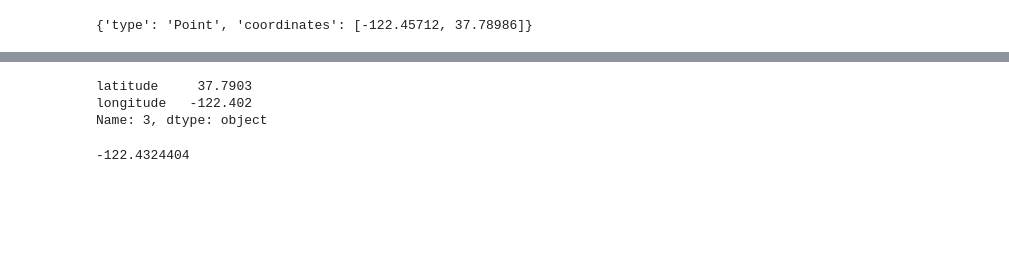
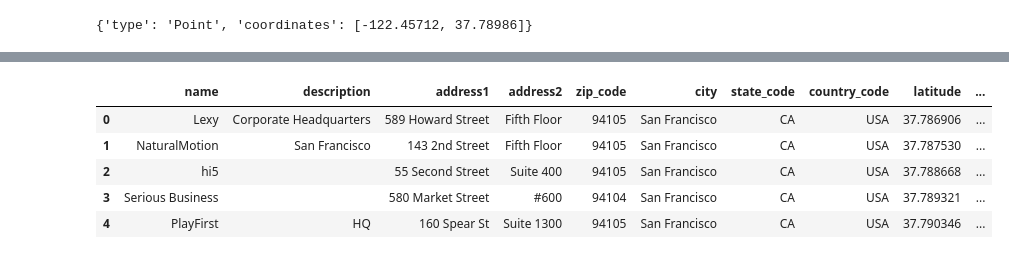
Before and after one commit to Jorge-Doncel/office, a Jupyter notebook: Untitled.ipynb, the cells around one changed output, grey strips where cells are left out. Cells and saved outputs as stored; diff of their text form; code cells hidden in the pictures; blank space fills up the shorter version.

```diff
--- a/Untitled.ipynb
+++ b/Untitled.ipynb
@@ -343,8 +220,0 @@ off_vegan = off_vegan.drop_duplicates(subset=["latitude","longitude"], keep="fir
-# %%
-near_basketball=[]
-for i in range(len(offices_basketball)):
-    q=(db.basketball.find(geoQueryNear(offices_basketball.iloc[3].geopoint, radius=500),{"_id":0,"company_id":0}))
-    near_basketball.append(list(q))
-near_basketball=[x for i in near_basketball for x in i]
-off_basketball=pd.DataFrame(near_basketball)
-off_basketball = off_basketball.drop_duplicates(subset=["latitude","longitude"], keep="first")
@@ -479,29 +220,0 @@ mean_location
-# %%
-m = Map(location=[37.779026,-122.419906],zoom_start=12)
-
-for i, row in offices_basketball.iterrows():
-        icon = Icon(
-                color="blue",
-                prefix="fa",
-                icon="trophy")
-        Marker(
-        location=row[["latitude","longitude"]],
-        icon=icon
-    ).add_to(m)
-
-print(row[["latitude","longitude"]])
-# %% [output]
-latitude     37.7903
-longitude   -122.402
-Name: 3, dtype: object
-# %%
-vegan_SF["response"]["groups"][0]["items"][0]["venue"]["name"]
-vegan_SF["response"]["groups"][0]["items"][0]["venue"]["location"]["address"]
-vegan_SF["response"]["groups"][0]["items"][0]["venue"]["location"]["postalCode"]
-vegan_SF["response"]["groups"][0]["items"][0]["venue"]["location"]["city"]
-vegan_SF["response"]["groups"][0]["items"][0]["venue"]["location"]["state"]
-vegan_SF["response"]["groups"][0]["items"][0]["venue"]["location"]["country"]
-vegan_SF["response"]["groups"][0]["items"][0]["venue"]["location"]["lat"]
-vegan_SF["response"]["groups"][0]["items"][0]["venue"]["location"]["lng"]
-# %% [output]
--122.4324404
@@ -518,0 +221,27 @@ a={
+# %%
+near_offices_parks=[]
+for i in range(len(parks)):
+    q=(db.offices_party.find(geoQueryNear(parks.iloc[i].geopoint, radius=1000),{"_id":0,"company_id":0}))
+    near_offices_parks.append(list(q))
+near_offices_parks=[x for i in near_offices_parks for x in i]
+offices_parks=pd.DataFrame(near_offices_parks)
+offices_parks = offices_parks.drop_duplicates(subset=["latitude","longitude"], keep="first")
+offices_parks.to_json("offices_parks.json",orient="records")
+# %%
+offices_all_requirements=[]
+for i in range(len(basketball)):
+    q=(db.offices_parks.find(geoQueryNear(basketball.iloc[i].geopoint, radius=1000),{"_id":0,"company_id":0}))
+    offices_all_requirements.append(list(q))
+offices_all_requirements=[x for i in offices_all_requirements for x in i]
+select_offices=pd.DataFrame(offices_all_requirements)
+select_offices = select_offices.drop_duplicates(subset=["latitude","longitude"], keep="first")
+select_offices.to_json("select_offices.json",orient="records")
+# %%
+select_offices.head()
+# %% [output]
+|  | name | description | address1 | address2 | zip_code | city | state_code | country_code | latitude | ... |
+| 0 | Lexy | Corporate Headquarters | 589 Howard Street | Fifth Floor | 94105 | San Francisco | CA | USA | 37.786906 | ... |
+| 1 | NaturalMotion | San Francisco | 143 2nd Street | Fifth Floor | 94105 | San Francisco | CA | USA | 37.787530 | ... |
+| 2 | hi5 |  | 55 Second Street | Suite 400 | 94105 | San Francisco | CA | USA | 37.788668 | ... |
+| 3 | Serious Business |  | 580 Market Street | #600 | 94104 | San Francisco | CA | USA | 37.789321 | ... |
+| 4 | PlayFirst | HQ | 160 Spear St | Suite 1300 | 94105 | San Francisco | CA | USA | 37.790346 | ... |
```
Also changed, not shown: parts of 50 cells of this notebook, 2 other files.
